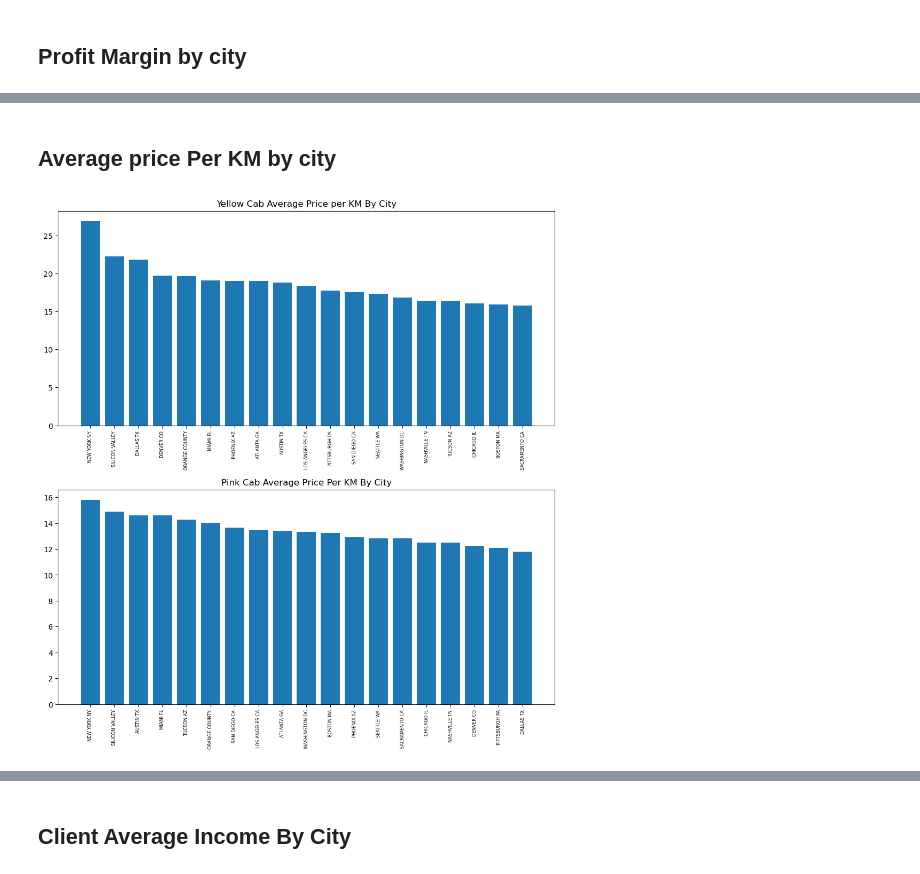
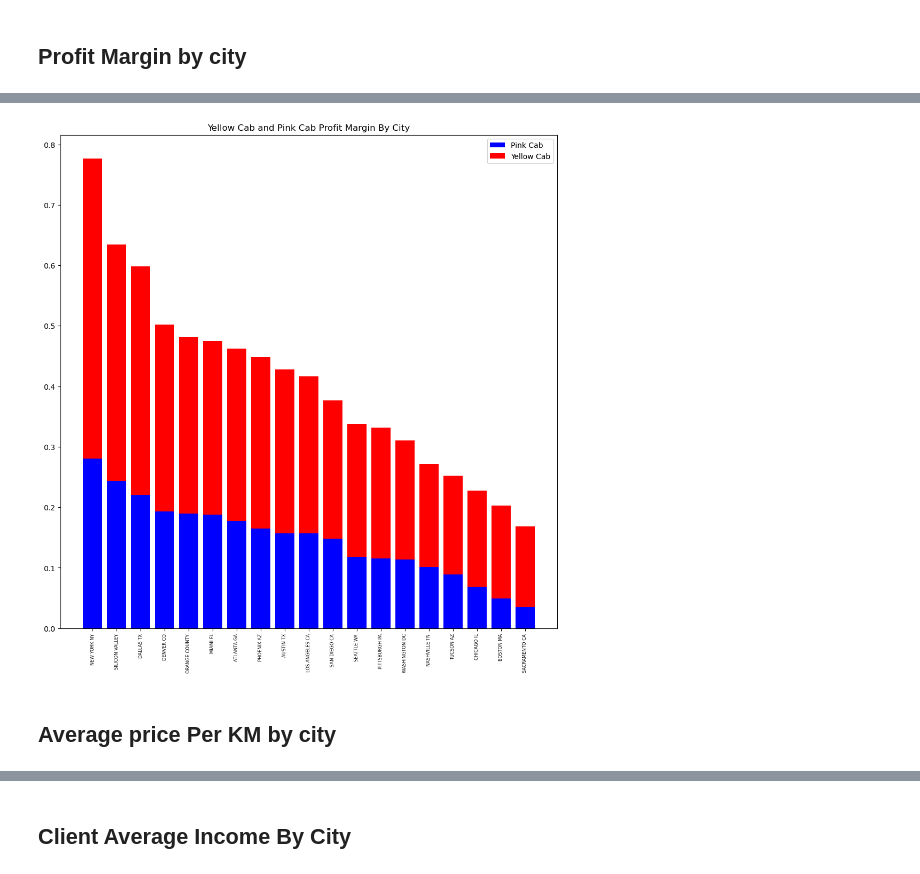
Before and after one commit to FHFelix/G2M-insight-for-Cab-Investment-firm, a Jupyter notebook: G2M_insight_for_Cab_Investment_firm.ipynb, the cells around one changed output, grey strips where cells are left out. Drawn from its saved outputs; the diff is of its cells as text; code cells hidden in the pictures.

```diff
--- a/G2M_insight_for_Cab_Investment_firm.ipynb
+++ b/G2M_insight_for_Cab_Investment_firm.ipynb
@@ -288,20 +290,18 @@ plt.show()
+# %%
+Profit_margin_by_city = full.groupby(['Company','City'])['profit_margin_in_%'].mean().to_frame('avg profit margin by city').reset_index()
+pinkcab_margin = Profit_margin_by_city.loc[Profit_by_city['Company'] == 'Pink Cab'].sort_values(by = 'avg profit margin by city', ascending = False)
+yellow_cab_margin = Profit_margin_by_city.loc[Profit_by_city['Company'] == 'Yellow Cab'].sort_values(by = 'avg profit margin by city', ascending = False)
+
+fig, ax = plt.subplots(figsize = (12,12))
+ax.bar(yellow_cab_margin['City'], pinkcab_margin['avg profit margin by city'], color = 'b')
+
+ax.bar(yellow_cab_margin['City'], yellow_cab_margin['avg profit margin by city'],bottom = pinkcab_margin['avg profit margin by city'], color = 'r')
+ax.set_title('Yellow Cab and Pink Cab Profit Margin By City')
+ax.set_xticklabels(yellow_cab_margin['City'],rotation=90,fontsize = 6)
+ax.ticklabel_format(style='plain', axis='y')
+ax.legend(['Pink Cab','Yellow Cab'])
+plt.show()
+# %% [output]
+[figure, added]
 # %% [markdown]
 ## Average price Per KM by city
-# %%
-avg_price_perKM_by_city = full.groupby(['Company','City'])['price_per_KM'].mean().to_frame('avg price per KM by city').reset_index()
-pinkcab_priceKM = avg_price_perKM_by_city.loc[Profit_by_city['Company'] == 'Pink Cab'].sort_values(by = 'avg price per KM by city', ascending = False)
-yellow_cab_priceKM = avg_price_perKM_by_city.loc[Profit_by_city['Company'] == 'Yellow Cab'].sort_values(by = 'avg price per KM by city', ascending = False)
-
-fig, ax = plt.subplots(2, figsize = (12,12))
-ax[0].bar(yellow_cab_priceKM['City'], yellow_cab_priceKM['avg price per KM by city'])
-ax[0].set_title('Yellow Cab Average Price per KM By City')
-ax[0].set_xticklabels(yellow_cab_priceKM['City'],rotation=90,fontsize = 6)
-ax[0].ticklabel_format(style='plain', axis='y')
-ax[1].bar(pinkcab_priceKM['City'], pinkcab_priceKM['avg price per KM by city'])
-ax[1].set_title('Pink Cab Average Price Per KM By City')
-ax[1].set_xticklabels(pinkcab_priceKM['City'],rotation=90,fontsize = 6)
-ax[1].ticklabel_format(style='plain', axis='y')
-fig.subplots_adjust(hspace=0.3)
-plt.show()
-# %% [output]
-[figure, removed]
```
Also changed, not shown: parts of 16 cells of this notebook.
